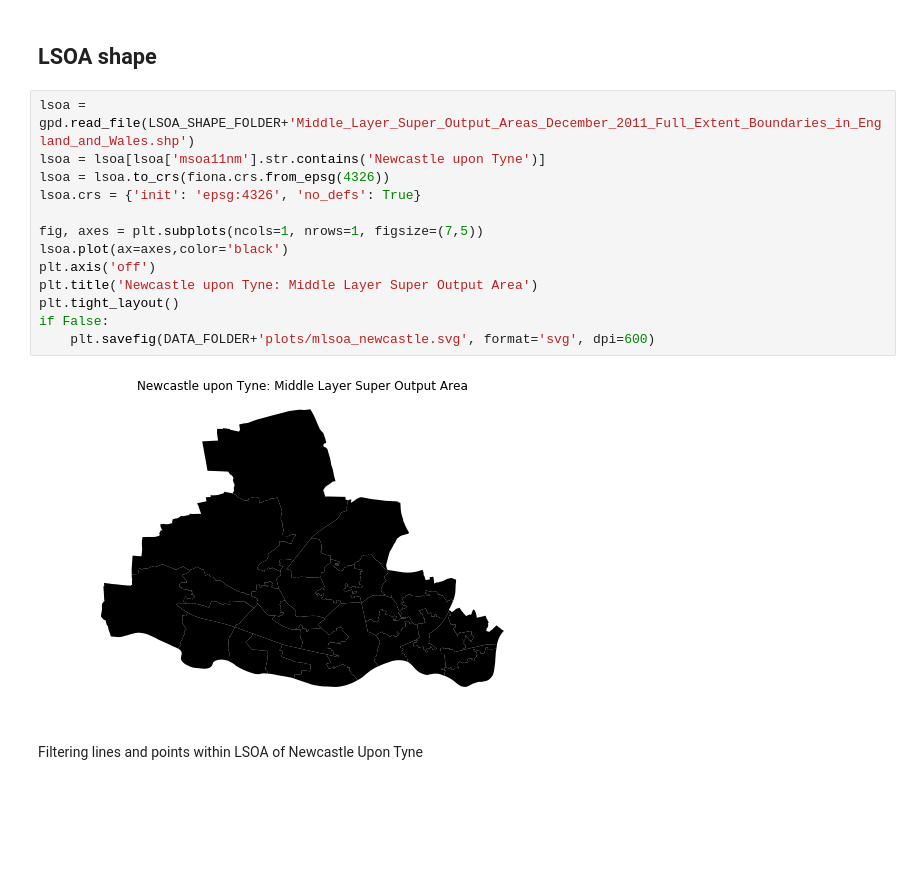
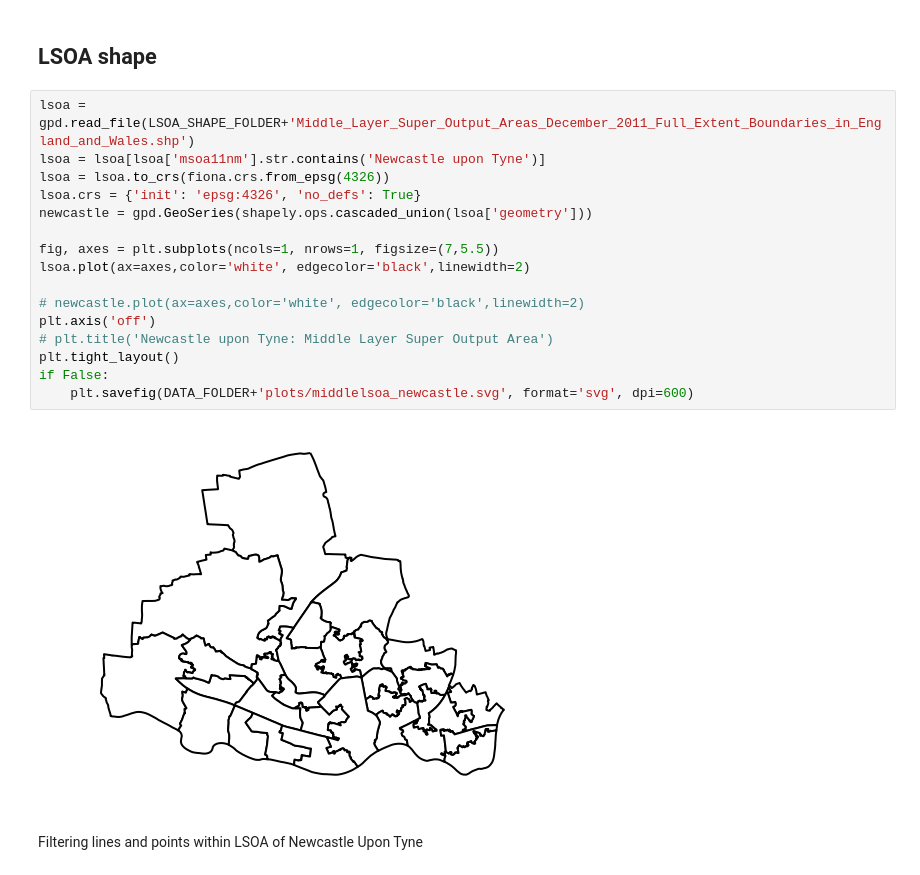
Before and after one commit to adaj/sensingbee, a Jupyter notebook: eda/streets_sensors_features.ipynb, the cells around one changed output. Cells and saved outputs as stored; diff of their text form; blank space fills up the shorter version.

```diff
--- a/eda/streets_sensors_features.ipynb
+++ b/eda/streets_sensors_features.ipynb
@@ -70,18 +69,21 @@ Name: highway, dtype: int64
 # %%
 lsoa = gpd.read_file(LSOA_SHAPE_FOLDER+'Middle_Layer_Super_Output_Areas_December_2011_Full_Extent_Boundaries_in_England_and_Wales.shp')
 lsoa = lsoa[lsoa['msoa11nm'].str.contains('Newcastle upon Tyne')]
 lsoa = lsoa.to_crs(fiona.crs.from_epsg(4326))
 lsoa.crs = {'init': 'epsg:4326', 'no_defs': True}
+newcastle = gpd.GeoSeries(shapely.ops.cascaded_union(lsoa['geometry']))
 
-fig, axes = plt.subplots(ncols=1, nrows=1, figsize=(7,5))
-lsoa.plot(ax=axes,color='black')
+fig, axes = plt.subplots(ncols=1, nrows=1, figsize=(7,5.5))
+lsoa.plot(ax=axes,color='white', edgecolor='black',linewidth=2)
+
+# newcastle.plot(ax=axes,color='white', edgecolor='black',linewidth=2)
 plt.axis('off')
-plt.title('Newcastle upon Tyne: Middle Layer Super Output Area')
+# plt.title('Newcastle upon Tyne: Middle Layer Super Output Area')
 plt.tight_layout()
 if False:
-    plt.savefig(DATA_FOLDER+'plots/mlsoa_newcastle.svg', format='svg', dpi=600)
+    plt.savefig(DATA_FOLDER+'plots/middlelsoa_newcastle.svg', format='svg', dpi=600)
 # %% [output]
-[figure, old version]
+[figure, new version]
 # %% [markdown]
 Filtering lines and points within LSOA of Newcastle Upon Tyne
 # %%
```
Also changed, not shown: parts of 17 cells of this notebook, 4 other files.
